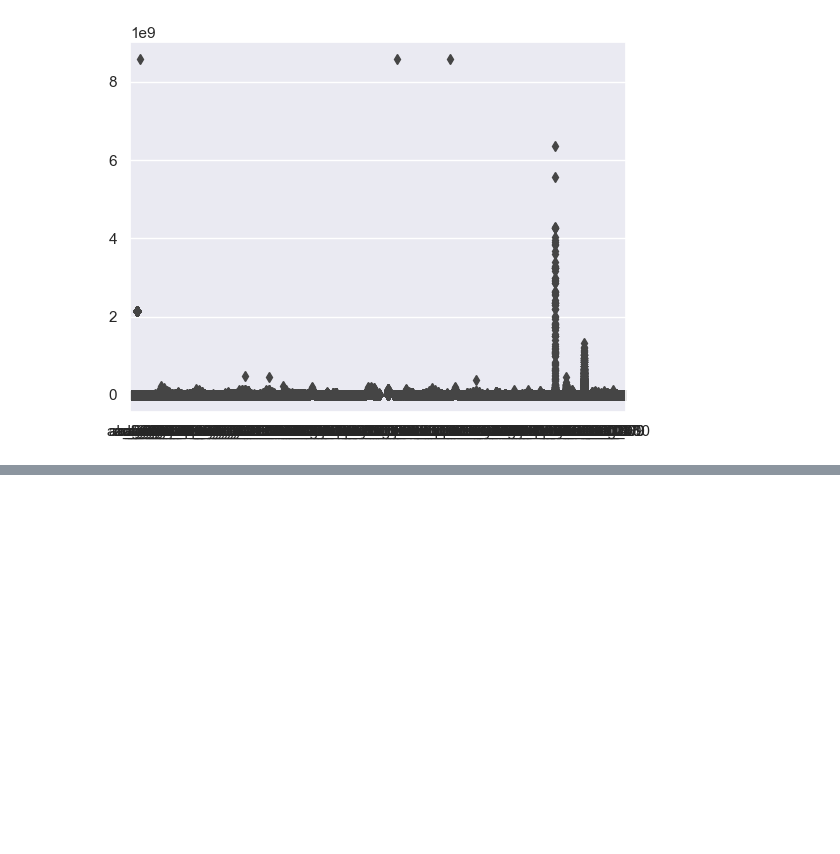
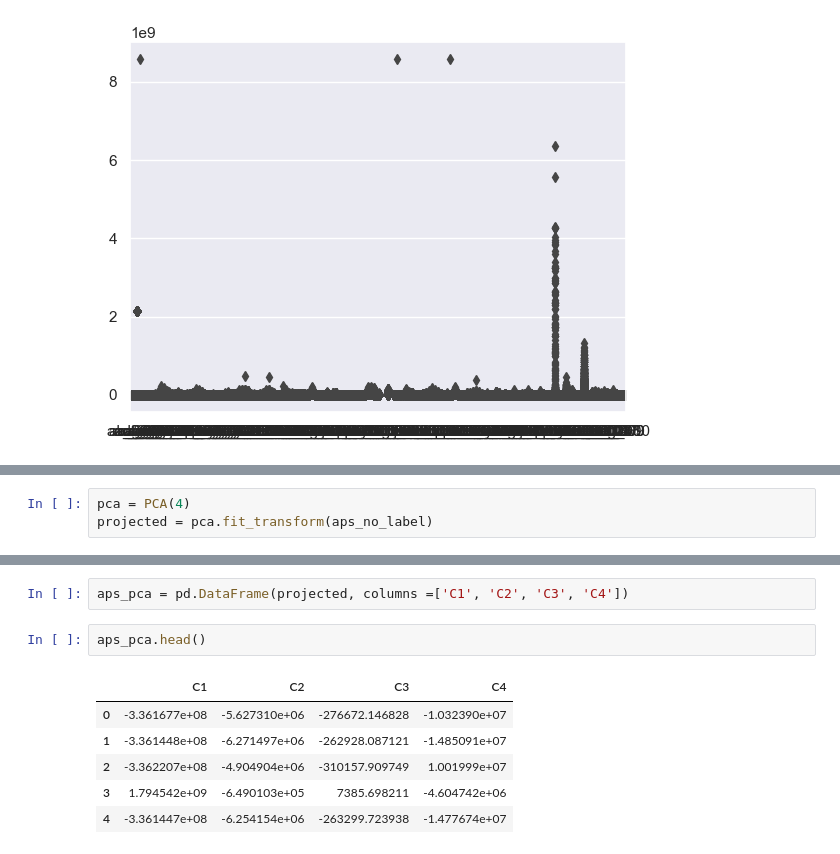
Before and after one commit to Sba23037/CristinaPriolo_DPrepHDip_CA1, a Jupyter notebook: CristinaPriolo_DPrepHDip_CA1.ipynb, the cells around one changed output, grey strips where cells are left out. Drawn from its saved outputs; the diff is of its cells as text; blank space fills up the shorter version.

```diff
--- a/CristinaPriolo_DPrepHDip_CA1.ipynb
+++ b/CristinaPriolo_DPrepHDip_CA1.ipynb
@@ -185,0 +194,3 @@ from sklearn.decomposition import PCA
+# %%
+pca = PCA(4)
+projected = pca.fit_transform(aps_no_label)
@@ -185,0 +201,11 @@ from sklearn.decomposition import PCA
+# %%
+aps_pca = pd.DataFrame(projected, columns =['C1', 'C2', 'C3', 'C4'])
+# %%
+aps_pca.head()
+# %% [output]
+|  | C1 | C2 | C3 | C4 |
+| 0 | -3.361677e+08 | -5.627310e+06 | -276672.146828 | -1.032390e+07 |
+| 1 | -3.361448e+08 | -6.271497e+06 | -262928.087121 | -1.485091e+07 |
+| 2 | -3.362207e+08 | -4.904904e+06 | -310157.909749 | 1.001999e+07 |
+| 3 | 1.794542e+09 | -6.490103e+05 | 7385.698211 | -4.604742e+06 |
+| 4 | -3.361447e+08 | -6.254154e+06 | -263299.723938 | -1.477674e+07 |
```
Also changed, not shown: parts of 12 cells of this notebook.
